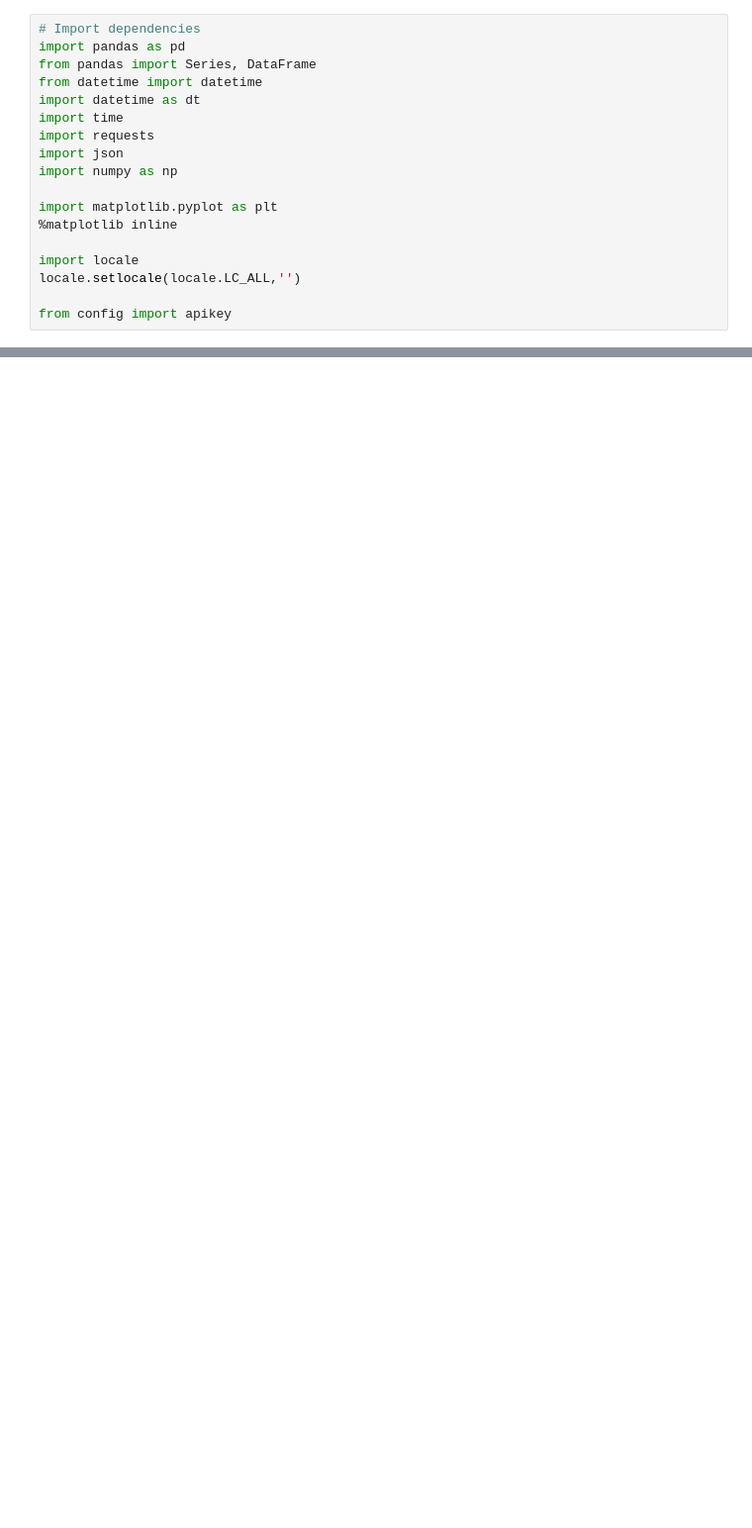
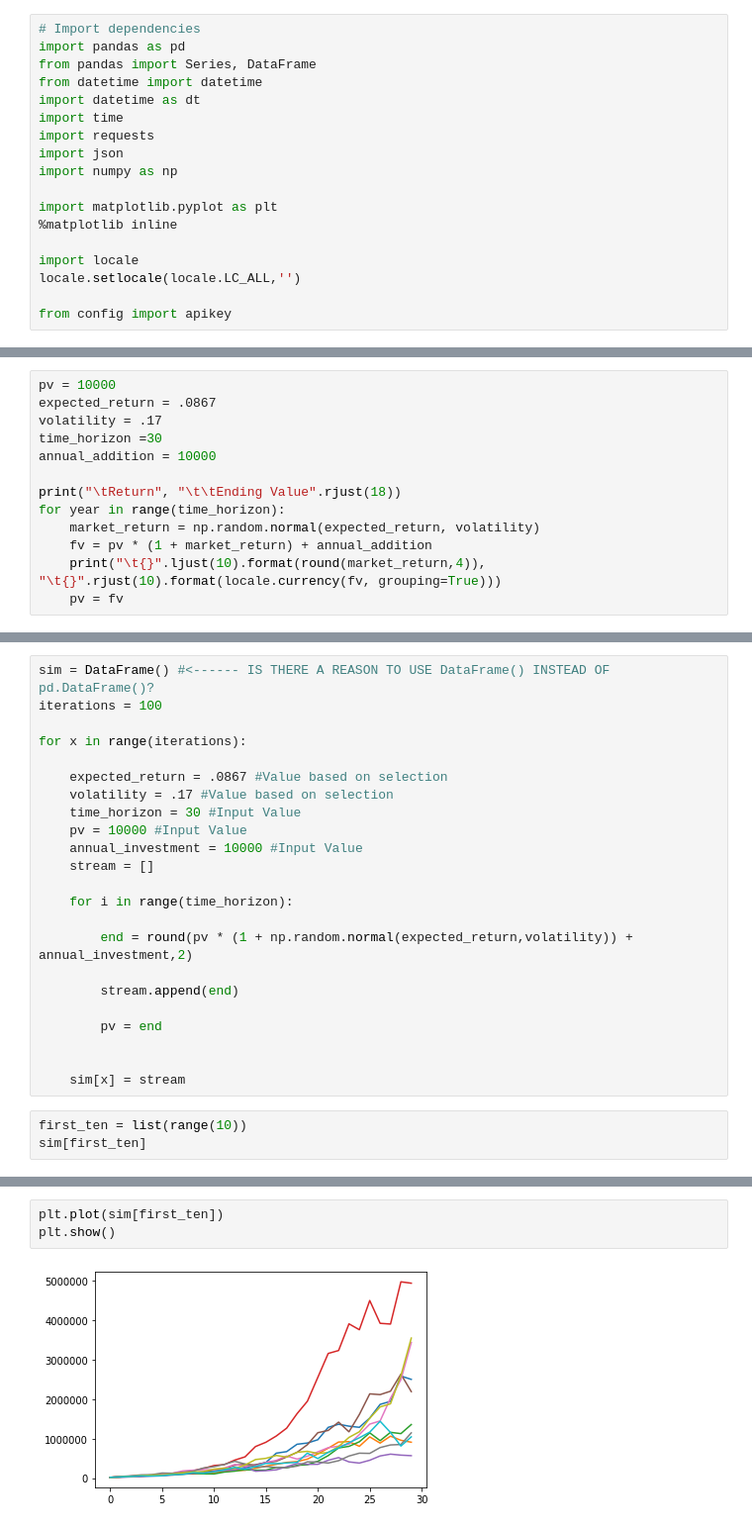
Before and after one commit to hmars333/Project-2-Group-4, a Jupyter notebook: MarketScrape.ipynb, the cells around one changed output, grey strips where cells are left out. Shown: that part at 99% size. Cells and saved outputs as stored; diff of their text form; blank space fills up the shorter version.

Commit message:
Combined AD's portfolio value codes to SL's codes

```diff
--- a/MarketScrape.ipynb
+++ b/MarketScrape.ipynb
@@ -152,0 +240,13 @@ data_12M_Return
+# %%
+pv = 10000
+expected_return = .0867
+volatility = .17
+time_horizon =30
+annual_addition = 10000
+
+print("\tReturn", "\t\tEnding Value".rjust(18))
+for year in range(time_horizon):
+    market_return = np.random.normal(expected_return, volatility)
+    fv = pv * (1 + market_return) + annual_addition
+    print("\t{}".ljust(10).format(round(market_return,4)), "\t{}".rjust(10).format(locale.currency(fv, grouping=True)))
+    pv = fv
@@ -152,0 +274,26 @@ data_12M_Return
+# %%
+sim = DataFrame() #<------ IS THERE A REASON TO USE DataFrame() INSTEAD OF pd.DataFrame()?
+iterations = 100
+
+for x in range(iterations):
+
+    expected_return = .0867 #Value based on selection
+    volatility = .17 #Value based on selection
+    time_horizon = 30 #Input Value
+    pv = 10000 #Input Value
+    annual_investment = 10000 #Input Value
+    stream = []
+
+    for i in range(time_horizon):
+
+        end = round(pv * (1 + np.random.normal(expected_return,volatility)) + annual_investment,2)
+
+        stream.append(end)
+
+        pv = end
+
+
+    sim[x] = stream
+# %%
+first_ten = list(range(10))
+sim[first_ten]
@@ -152,0 +318,5 @@ data_12M_Return
+# %%
+plt.plot(sim[first_ten])
+plt.show()
+# %% [output]
+[figure, added]
```
Also changed, not shown: parts of 26 cells of this notebook.
